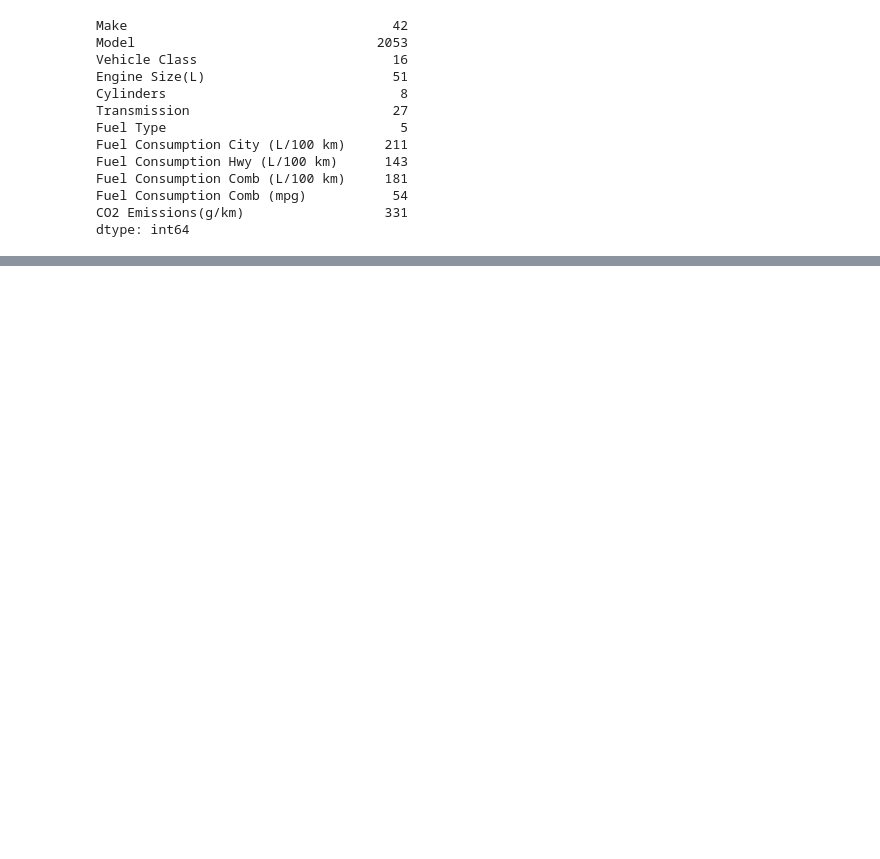
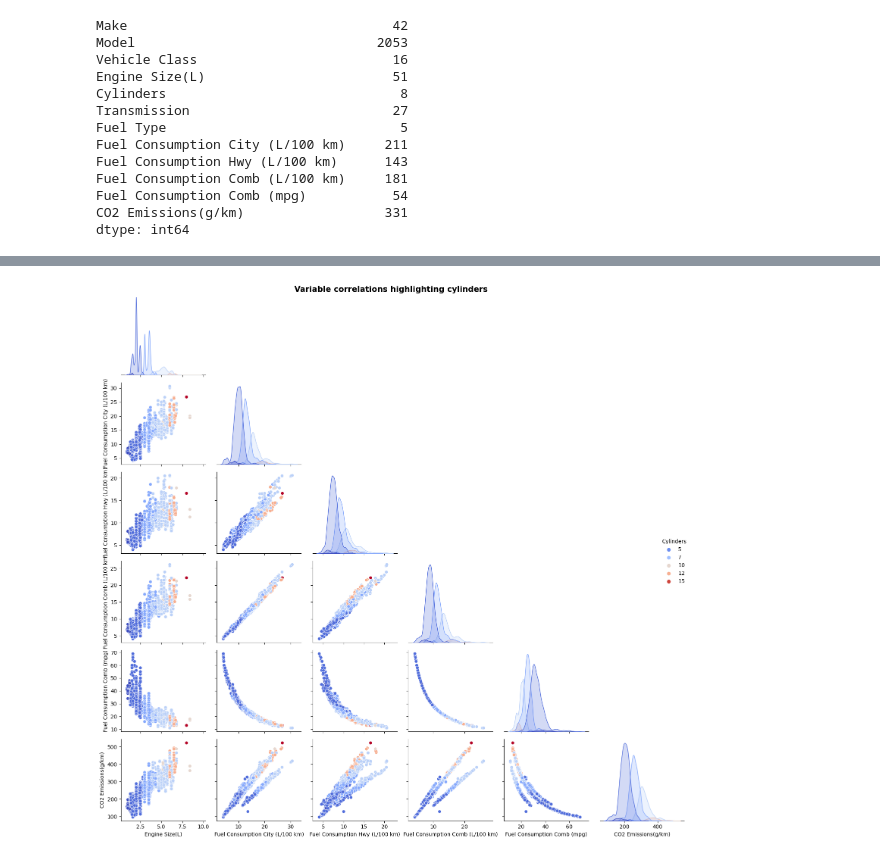
Before and after one commit to lauxpaux/cleanestCars, a Jupyter notebook: exploratory-data-analysis.ipynb, the cells around one changed output, grey strips where cells are left out. Drawn from its saved outputs; the diff is of its cells as text; code cells hidden in the pictures; blank space fills up the shorter version.

```diff
--- a/exploratory-data-analysis.ipynb
+++ b/exploratory-data-analysis.ipynb
@@ -123,0 +209,6 @@ Test set: 1477
+# %%
+datapplot = sns.pairplot(data, hue='Cylinders', corner=True, palette='coolwarm')
+datapplot.fig.suptitle('Variable correlations highlighting cylinders', fontsize='15', fontweight='bold');
+save_fig('scatter_plot_cylinder_highlight')
+# %% [output]
+[figure, added]
```
Also changed, not shown: parts of 27 cells of this notebook, 3 other files.
